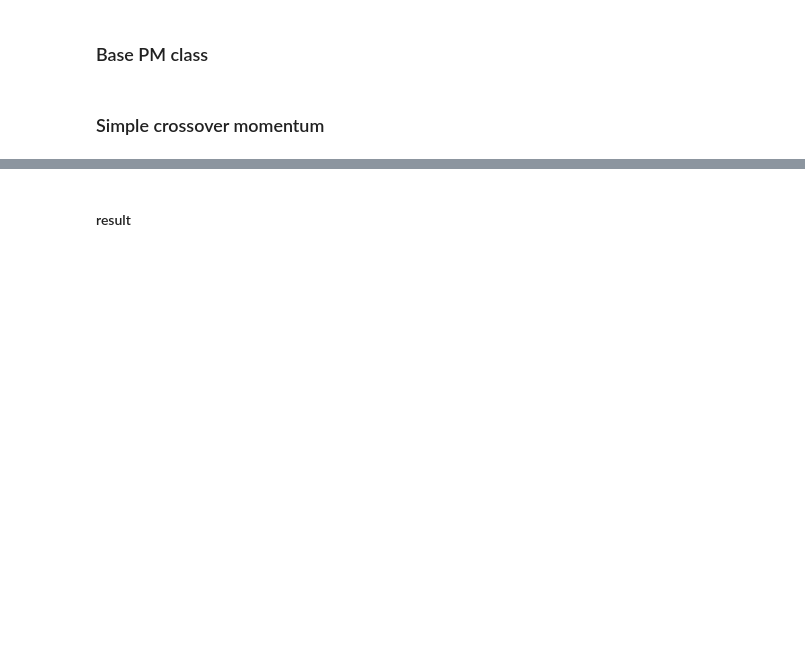
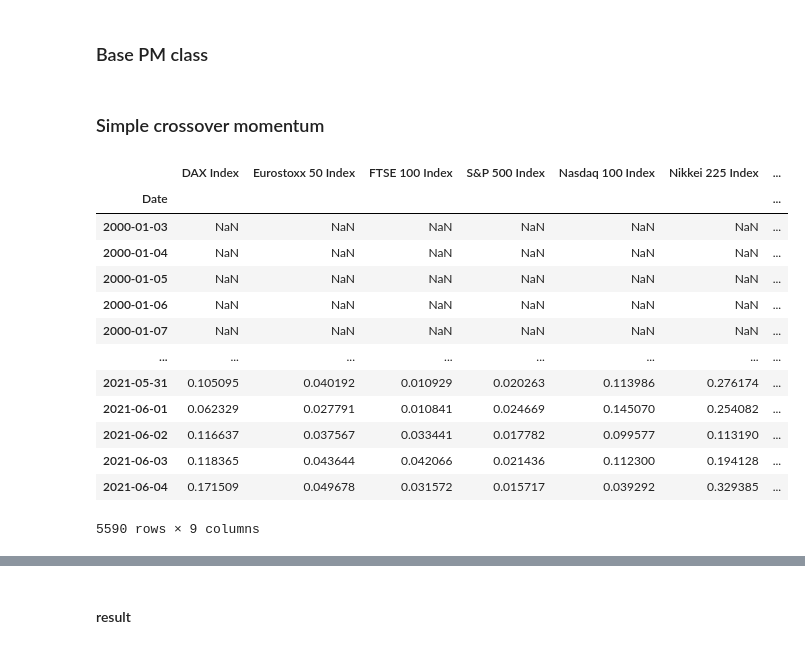
Before and after one commit to jaepil-choi/careerhigh_quant, a Jupyter notebook: final_project.ipynb, the cells around one changed output, grey strips where cells are left out. Drawn from its saved outputs; the diff is of its cells as text; code cells hidden in the pictures; blank space fills up the shorter version.

```diff
--- a/final_project.ipynb
+++ b/final_project.ipynb
@@ -212,0 +228,17 @@ class PM1(DefaultPM):
+# %%
+pm1.make_signal()
+# %% [output]
+|  | DAX Index | Eurostoxx 50 Index | FTSE 100 Index | S&P 500 Index | Nasdaq 100 Index | Nikkei 225 Index | ... |
+| Date |  |  |  |  |  |  | ... |
+| 2000-01-03 | NaN | NaN | NaN | NaN | NaN | NaN | ... |
+| 2000-01-04 | NaN | NaN | NaN | NaN | NaN | NaN | ... |
+| 2000-01-05 | NaN | NaN | NaN | NaN | NaN | NaN | ... |
+| 2000-01-06 | NaN | NaN | NaN | NaN | NaN | NaN | ... |
+| 2000-01-07 | NaN | NaN | NaN | NaN | NaN | NaN | ... |
+| ... | ... | ... | ... | ... | ... | ... | ... |
+| 2021-05-31 | 0.105095 | 0.040192 | 0.010929 | 0.020263 | 0.113986 | 0.276174 | ... |
+| 2021-06-01 | 0.062329 | 0.027791 | 0.010841 | 0.024669 | 0.145070 | 0.254082 | ... |
+| 2021-06-02 | 0.116637 | 0.037567 | 0.033441 | 0.017782 | 0.099577 | 0.113190 | ... |
+| 2021-06-03 | 0.118365 | 0.043644 | 0.042066 | 0.021436 | 0.112300 | 0.194128 | ... |
+| 2021-06-04 | 0.171509 | 0.049678 | 0.031572 | 0.015717 | 0.039292 | 0.329385 | ... |
+5590 rows × 9 columns
```
Also changed, not shown: parts of 13 cells of this notebook, 1 other file.
